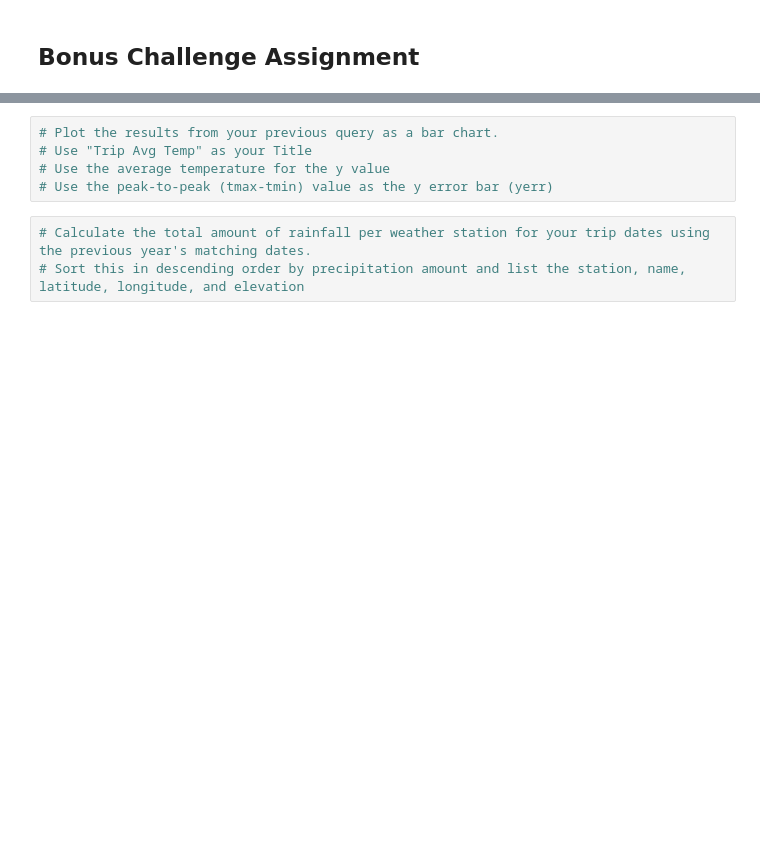
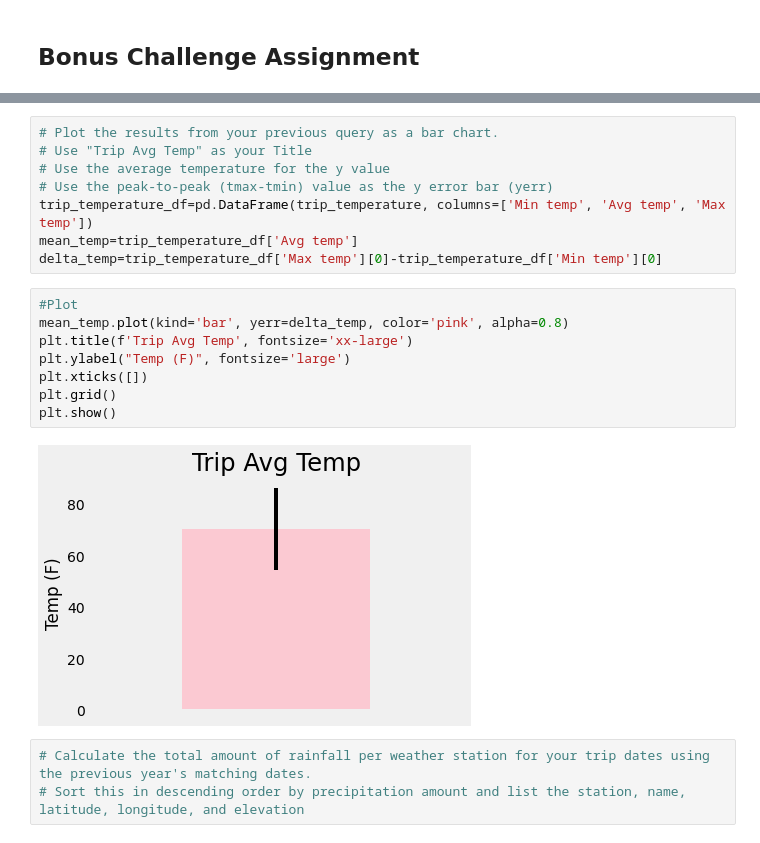
Before and after one commit to raciv65/SQLALCHEMY-Challenge, a Jupyter notebook: climate_starter.ipynb, the cells around one changed output, grey strips where cells are left out. Drawn from its saved outputs; the diff is of its cells as text; blank space fills up the shorter version.

```diff
--- a/climate_starter.ipynb
+++ b/climate_starter.ipynb
@@ -314,6 +391,19 @@ print(calc_temps('2012-02-28', '2012-03-05'))
 # Use "Trip Avg Temp" as your Title
 # Use the average temperature for the y value
 # Use the peak-to-peak (tmax-tmin) value as the y error bar (yerr)
+trip_temperature_df=pd.DataFrame(trip_temperature, columns=['Min temp', 'Avg temp', 'Max temp'])
+mean_temp=trip_temperature_df['Avg temp']
+delta_temp=trip_temperature_df['Max temp'][0]-trip_temperature_df['Min temp'][0]
+# %%
+#Plot
+mean_temp.plot(kind='bar', yerr=delta_temp, color='pink', alpha=0.8)
+plt.title(f'Trip Avg Temp', fontsize='xx-large')
+plt.ylabel("Temp (F)", fontsize='large')
+plt.xticks([])
+plt.grid()
+plt.show()
+# %% [output]
+[figure, added]
 # %%
 # Calculate the total amount of rainfall per weather station for your trip dates using the previous year's matching dates.
 # Sort this in descending order by precipitation amount and list the station, name, latitude, longitude, and elevation
```
Also changed, not shown: parts of 16 cells of this notebook.
